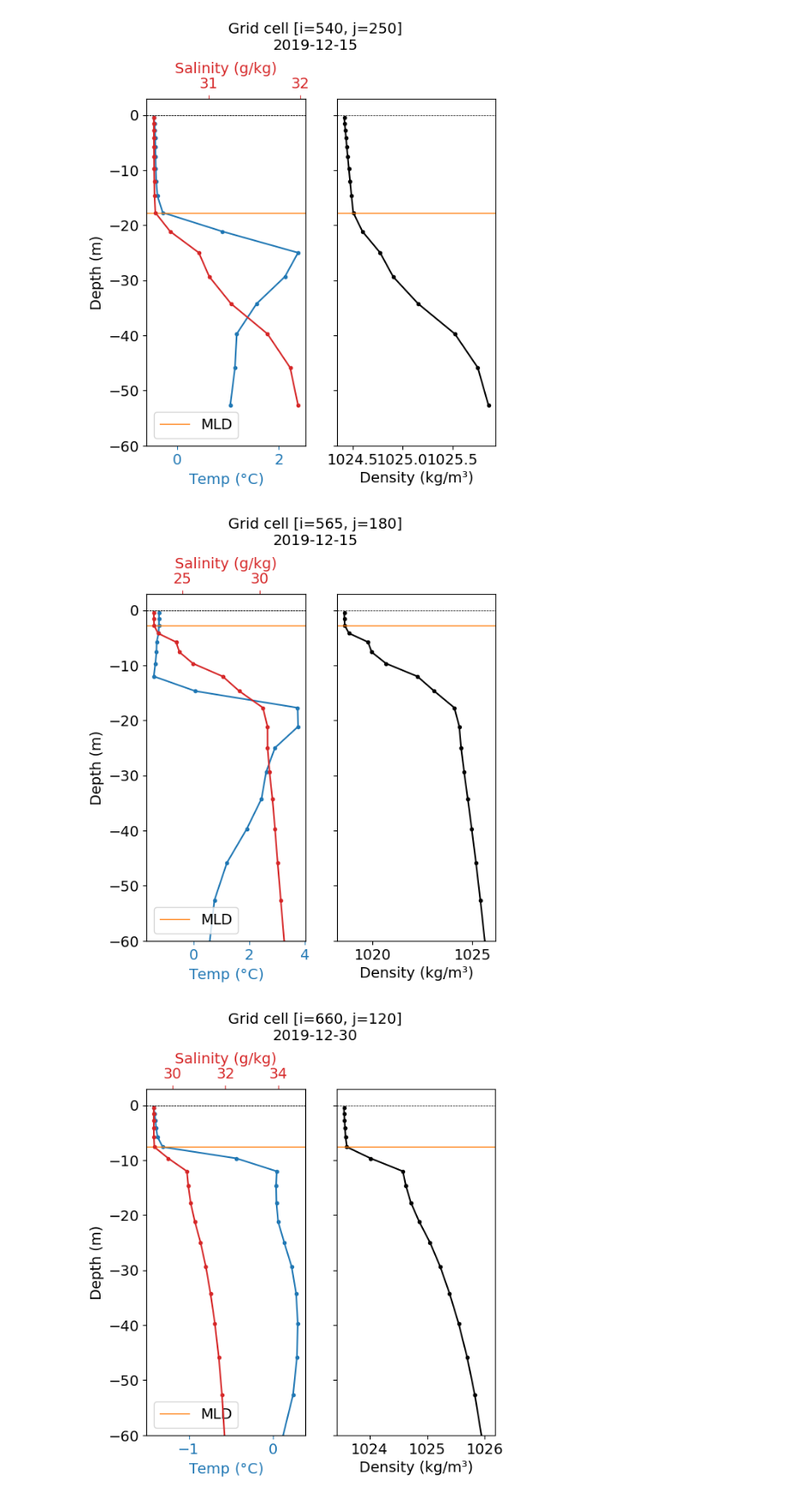
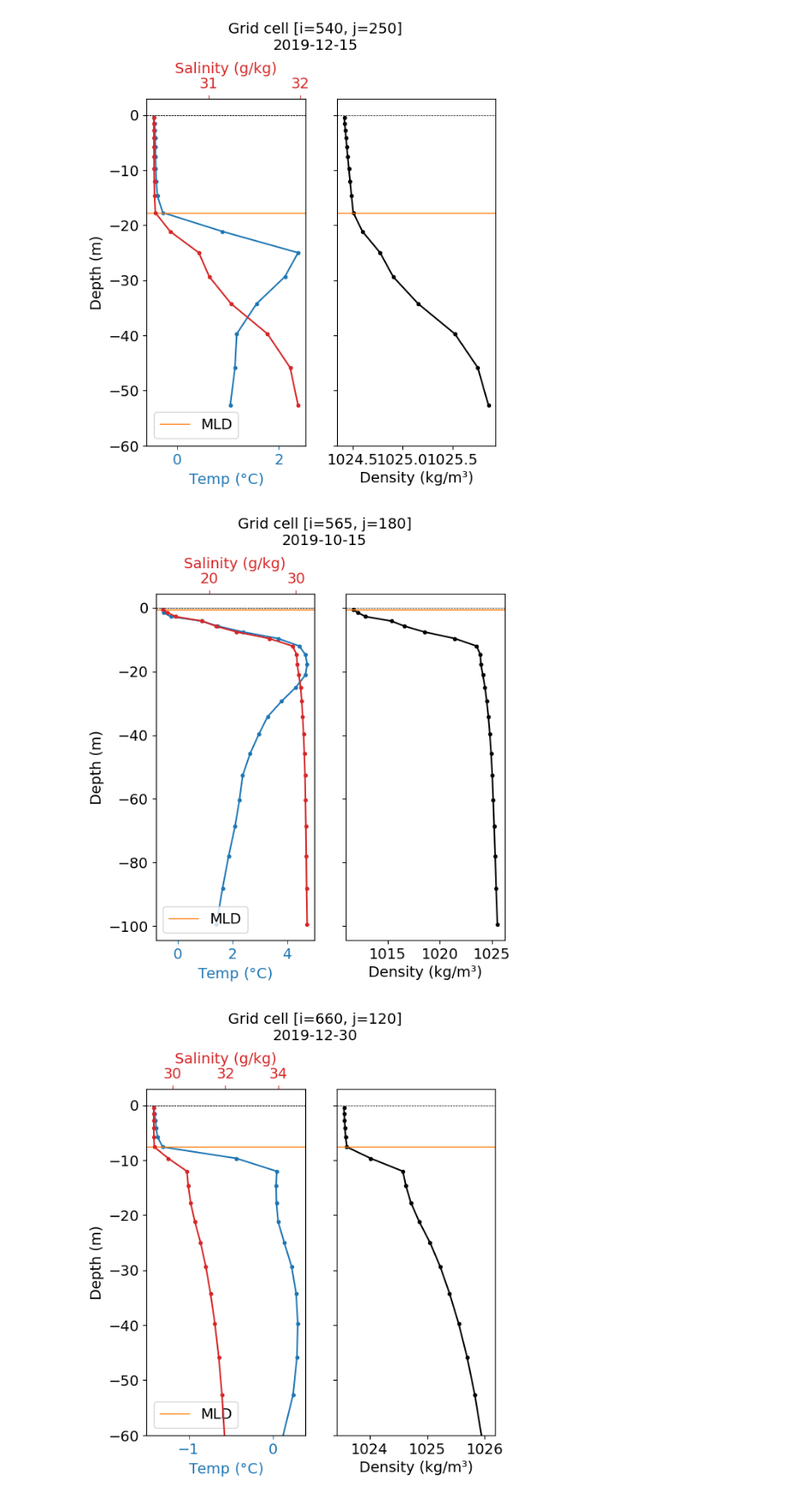
Before and after one commit to mjzahn/SASSIE_ECCO_salinity_stratification, a Jupyter notebook: notebooks/initial_exploration/10_depth_profile_exploration.ipynb, the cells around one changed output. Shown at 86% size. Drawn from its saved outputs; the diff is of its cells as text; code cells hidden in the pictures.

```diff
--- a/notebooks/initial_exploration/10_depth_profile_exploration.ipynb
+++ b/notebooks/initial_exploration/10_depth_profile_exploration.ipynb
@@ -256,13 +256,14 @@ def plot_profile(date, theta_day, salt_day, density_day, i=565, j=180):
     ax1_sec.tick_params(axis='x', colors='tab:red')
 
     # Plot density profile
-    density.sel(k=slice(0,18)).plot(ax=ax2, y='Z', color='black', marker='.', linestyle='solid')
+    density.plot(ax=ax2, y='Z', color='black', marker='.', linestyle='solid')
+    # density.sel(k=slice(0,18)).plot(ax=ax2, y='Z', color='black', marker='.', linestyle='solid')
     ax2.axhline(y=MLD, linewidth=1, color='tab:orange', linestyle='solid')
     ax2.set_ylabel("")
 
     # Formatting axes
     for ax in (ax1, ax1_sec, ax2):
-        ax.set_ylim(-60, 3)
+        # ax.set_ylim(-60, 3)
         ax.axhline(y=0, c='k', linewidth=0.5, linestyle='dashed')
         ax.set_title("")
 
@@ -285,9 +286,9 @@ plot_profile("2019-12-15", theta_day, salt_day, density_day, i=540, j=250)
 # %% [output]
 [figure]
 # %%
-plot_profile("2019-12-15", theta_day, salt_day, density_day, i=565, j=180)
+plot_profile("2019-10-15", theta_day, salt_day, density_day, i=565, j=180)
 # %% [output]
-[figure, old version]
+[figure, new version]
 # %%
 plot_profile("2019-12-30", theta_day, salt_day, density_day, i=660, j=120)
 # %% [output]
```
Also changed, not shown: parts of 2 cells of this notebook, 1 other file.
